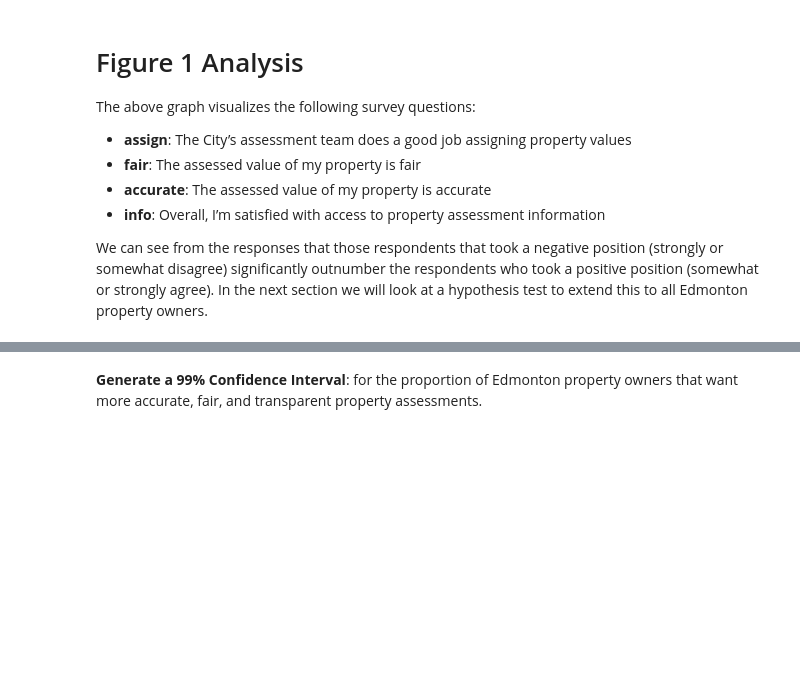
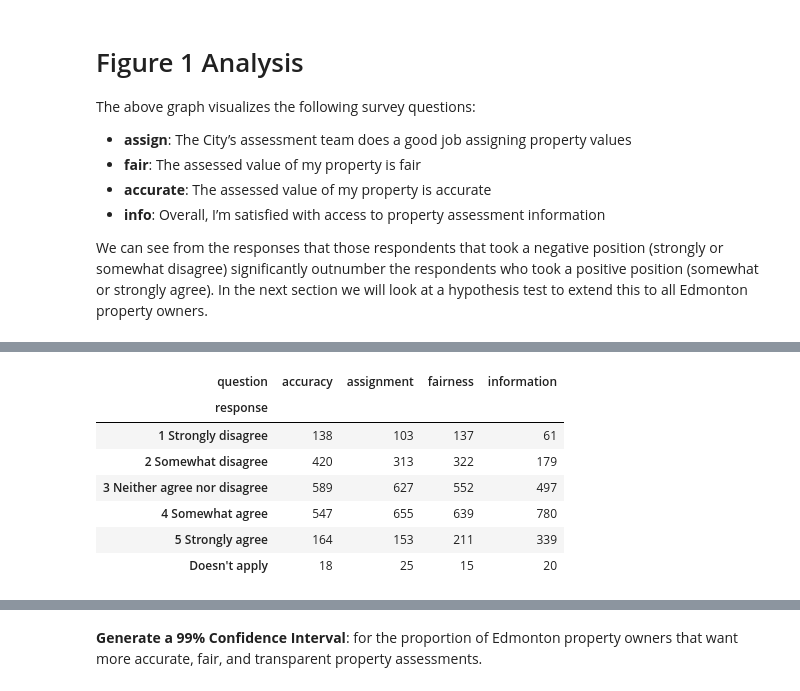
Before and after one commit to cschellenberger/Surveys, a Jupyter notebook: Assessment Survey Analysis.ipynb, the cells around one changed output, grey strips where cells are left out. Cells and saved outputs as stored; diff of their text form; code cells hidden in the pictures; blank space fills up the shorter version.

```diff
--- a/Assessment Survey Analysis.ipynb
+++ b/Assessment Survey Analysis.ipynb
@@ -138,0 +196,13 @@ We can see from the responses that those respondents that took a negative positi
+# %%
+df_piv = df.pivot_table(values='count', index='response', columns='question', aggfunc='sum')
+df_reset = df_piv.reset_index()
+df_piv
+# %% [output]
+| question | accuracy | assignment | fairness | information |
+| response |  |  |  |  |
+| 1 Strongly disagree | 138 | 103 | 137 | 61 |
+| 2 Somewhat disagree | 420 | 313 | 322 | 179 |
+| 3 Neither agree nor disagree | 589 | 627 | 552 | 497 |
+| 4 Somewhat agree | 547 | 655 | 639 | 780 |
+| 5 Strongly agree | 164 | 153 | 211 | 339 |
+| Doesn't apply | 18 | 25 | 15 | 20 |
```
Also changed, not shown: parts of 17 cells of this notebook.
